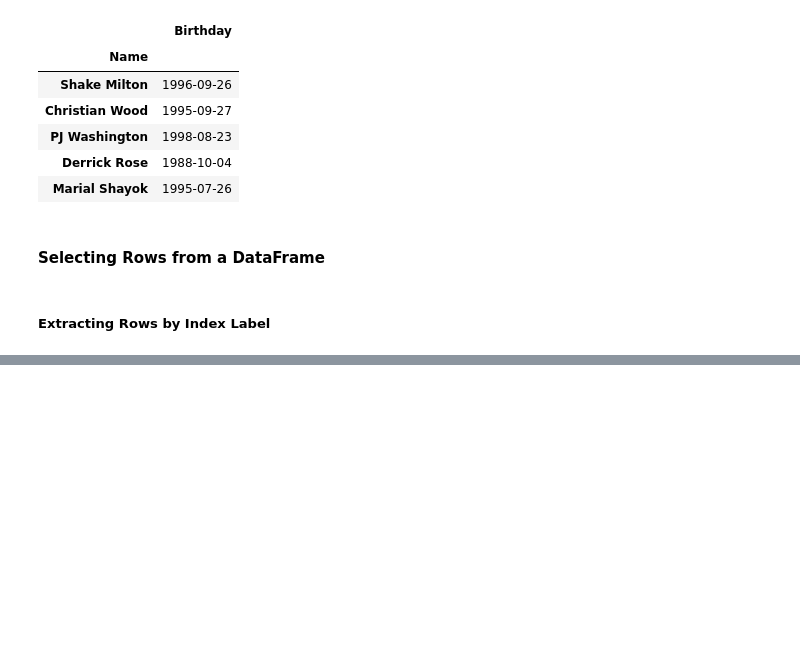
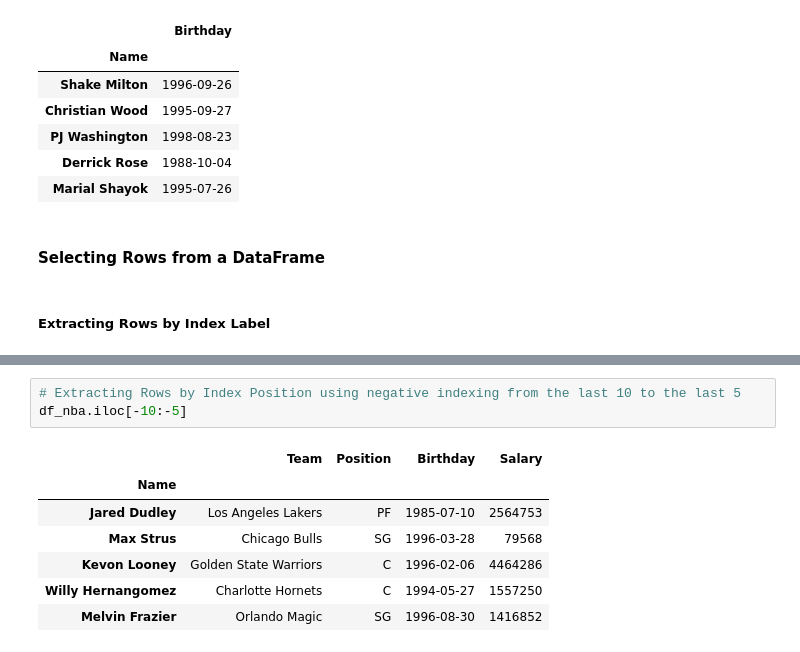
Before and after one commit to Kobzarko/PANDAS-IN-ACTION, a Jupyter notebook: Chapter 4 Dataframe/dataframe_object.ipynb, the cells around one changed output, grey strips where cells are left out. Drawn from its saved outputs; the diff is of its cells as text; blank space fills up the shorter version.

```diff
--- a/Chapter 4 Dataframe/dataframe_object.ipynb
+++ b/Chapter 4 Dataframe/dataframe_object.ipynb
@@ -558,0 +626,11 @@ df_nba.sort_index().loc[:"Al Horford"]
+# %%
+# Extracting Rows by Index Position using negative indexing from the last 10 to the last 5
+df_nba.iloc[-10:-5]
+# %% [output]
+|  | Team | Position | Birthday | Salary |
+| Name |  |  |  |  |
+| Jared Dudley | Los Angeles Lakers | PF | 1985-07-10 | 2564753 |
+| Max Strus | Chicago Bulls | SG | 1996-03-28 | 79568 |
+| Kevon Looney | Golden State Warriors | C | 1996-02-06 | 4464286 |
+| Willy Hernangomez | Charlotte Hornets | C | 1994-05-27 | 1557250 |
+| Melvin Frazier | Orlando Magic | SG | 1996-08-30 | 1416852 |
```
Also changed, not shown: parts of 45 cells of this notebook.
